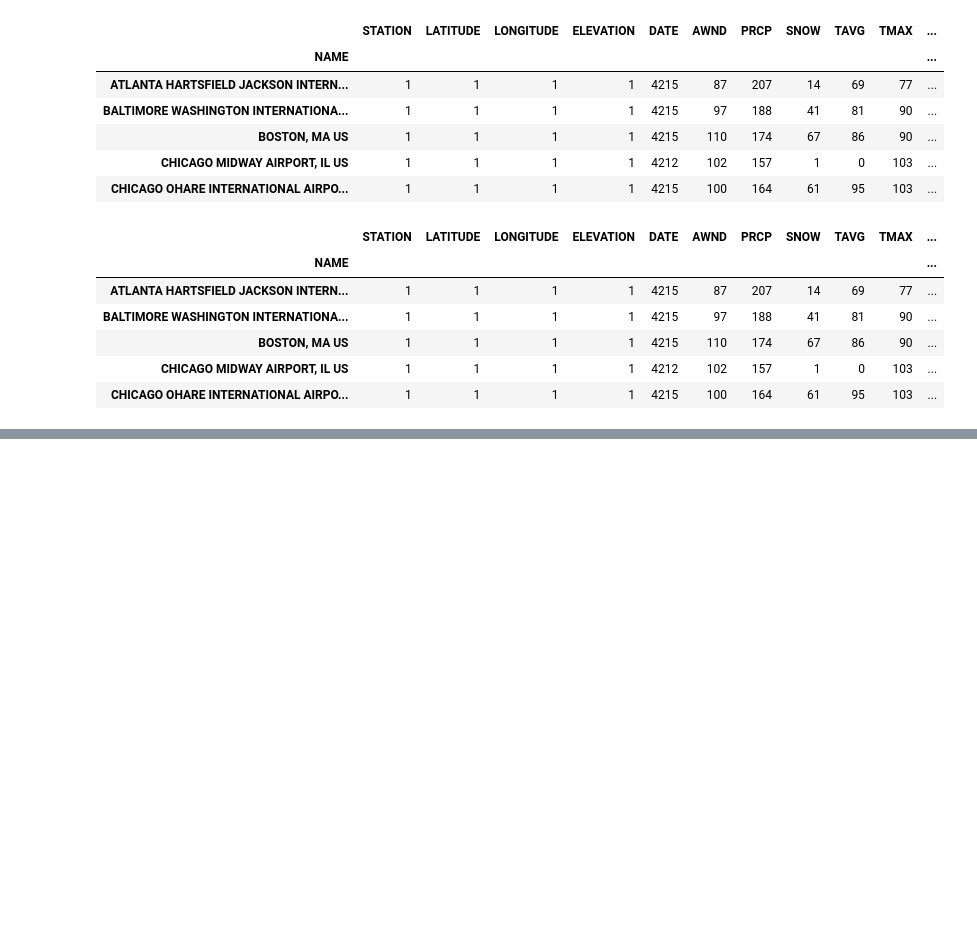
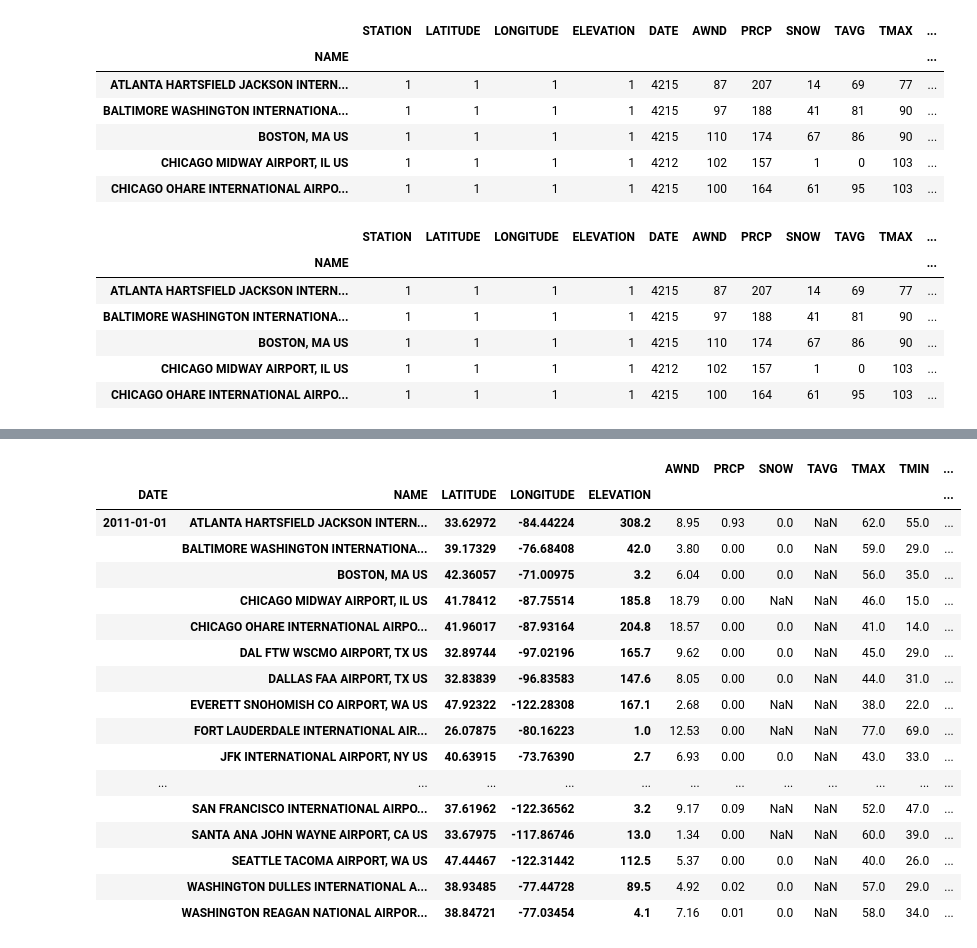
Before and after one commit to NicoleRyan99/GROUP-PROJECT-3, a Jupyter notebook: historical_weather.ipynb, the cells around one changed output, grey strips where cells are left out. Drawn from its saved outputs; the diff is of its cells as text; code cells hidden in the pictures; blank space fills up the shorter version.

Commit message:
updated dataframe
day-by-day averages of historical weather data over 10 years for 25 airports

```diff
--- a/historical_weather.ipynb
+++ b/historical_weather.ipynb
@@ -89,0 +90,3 @@ yearly_summary.head()
+# %%
+yearly_summary = weather_data.groupby(["DATE", "NAME", "LATITUDE", "LONGITUDE", "ELEVATION"]).mean()
+yearly_summary.head()
@@ -89,0 +118,22 @@ yearly_summary.head()
+# %%
+daily_summaries = yearly_summary.copy()
+daily_summaries.head(25)
+# %% [output]
+|  |  |  |  |  | AWND | PRCP | SNOW | TAVG | TMAX | TMIN | ... |
+| DATE | NAME | LATITUDE | LONGITUDE | ELEVATION |  |  |  |  |  |  | ... |
+| 2011-01-01 | ATLANTA HARTSFIELD JACKSON INTERN... | 33.62972 | -84.44224 | 308.2 | 8.95 | 0.93 | 0.0 | NaN | 62.0 | 55.0 | ... |
+|  | BALTIMORE WASHINGTON INTERNATIONA... | 39.17329 | -76.68408 | 42.0 | 3.80 | 0.00 | 0.0 | NaN | 59.0 | 29.0 | ... |
+|  | BOSTON, MA US | 42.36057 | -71.00975 | 3.2 | 6.04 | 0.00 | 0.0 | NaN | 56.0 | 35.0 | ... |
+|  | CHICAGO MIDWAY AIRPORT, IL US | 41.78412 | -87.75514 | 185.8 | 18.79 | 0.00 | NaN | NaN | 46.0 | 15.0 | ... |
+|  | CHICAGO OHARE INTERNATIONAL AIRPO... | 41.96017 | -87.93164 | 204.8 | 18.57 | 0.00 | 0.0 | NaN | 41.0 | 14.0 | ... |
+|  | DAL FTW WSCMO AIRPORT, TX US | 32.89744 | -97.02196 | 165.7 | 9.62 | 0.00 | 0.0 | NaN | 45.0 | 29.0 | ... |
+|  | DALLAS FAA AIRPORT, TX US | 32.83839 | -96.83583 | 147.6 | 8.05 | 0.00 | 0.0 | NaN | 44.0 | 31.0 | ... |
+|  | EVERETT SNOHOMISH CO AIRPORT, WA US | 47.92322 | -122.28308 | 167.1 | 2.68 | 0.00 | NaN | NaN | 38.0 | 22.0 | ... |
+|  | FORT LAUDERDALE INTERNATIONAL AIR... | 26.07875 | -80.16223 | 1.0 | 12.53 | 0.00 | NaN | NaN | 77.0 | 69.0 | ... |
+|  | JFK INTERNATIONAL AIRPORT, NY US | 40.63915 | -73.76390 | 2.7 | 6.93 | 0.00 | 0.0 | NaN | 43.0 | 33.0 | ... |
+| ... | ... | ... | ... | ... | ... | ... | ... | ... | ... | ... | ... |
+|  | SAN FRANCISCO INTERNATIONAL AIRPO... | 37.61962 | -122.36562 | 3.2 | 9.17 | 0.09 | NaN | NaN | 52.0 | 47.0 | ... |
+|  | SANTA ANA JOHN WAYNE AIRPORT, CA US | 33.67975 | -117.86746 | 13.0 | 1.34 | 0.00 | NaN | NaN | 60.0 | 39.0 | ... |
+|  | SEATTLE TACOMA AIRPORT, WA US | 47.44467 | -122.31442 | 112.5 | 5.37 | 0.00 | 0.0 | NaN | 40.0 | 26.0 | ... |
+|  | WASHINGTON DULLES INTERNATIONAL A... | 38.93485 | -77.44728 | 89.5 | 4.92 | 0.02 | 0.0 | NaN | 57.0 | 29.0 | ... |
+|  | WASHINGTON REAGAN NATIONAL AIRPOR... | 38.84721 | -77.03454 | 4.1 | 7.16 | 0.01 | 0.0 | NaN | 58.0 | 34.0 | ... |
```
Also changed, not shown: parts of 6 cells of this notebook, 1 other file.
